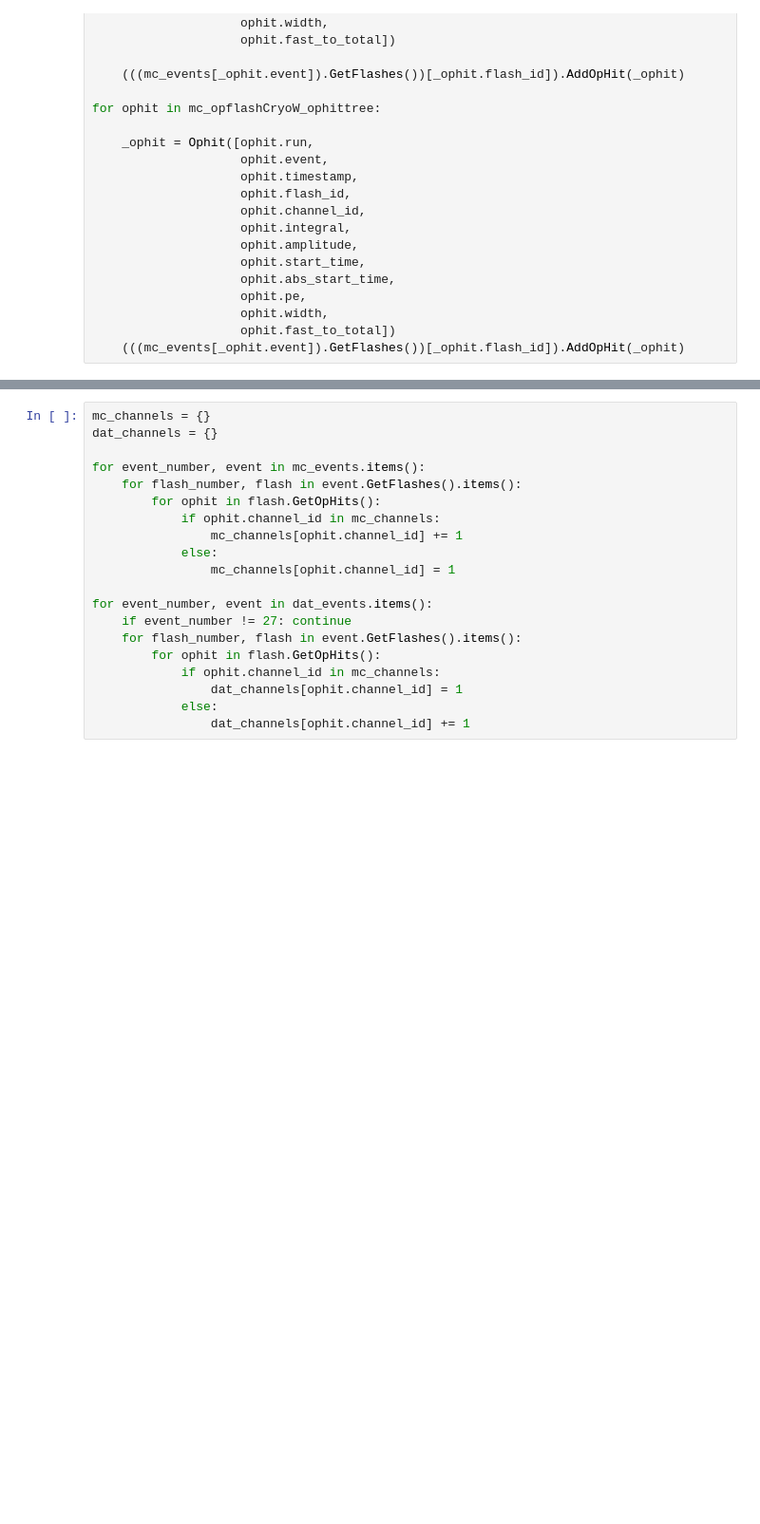
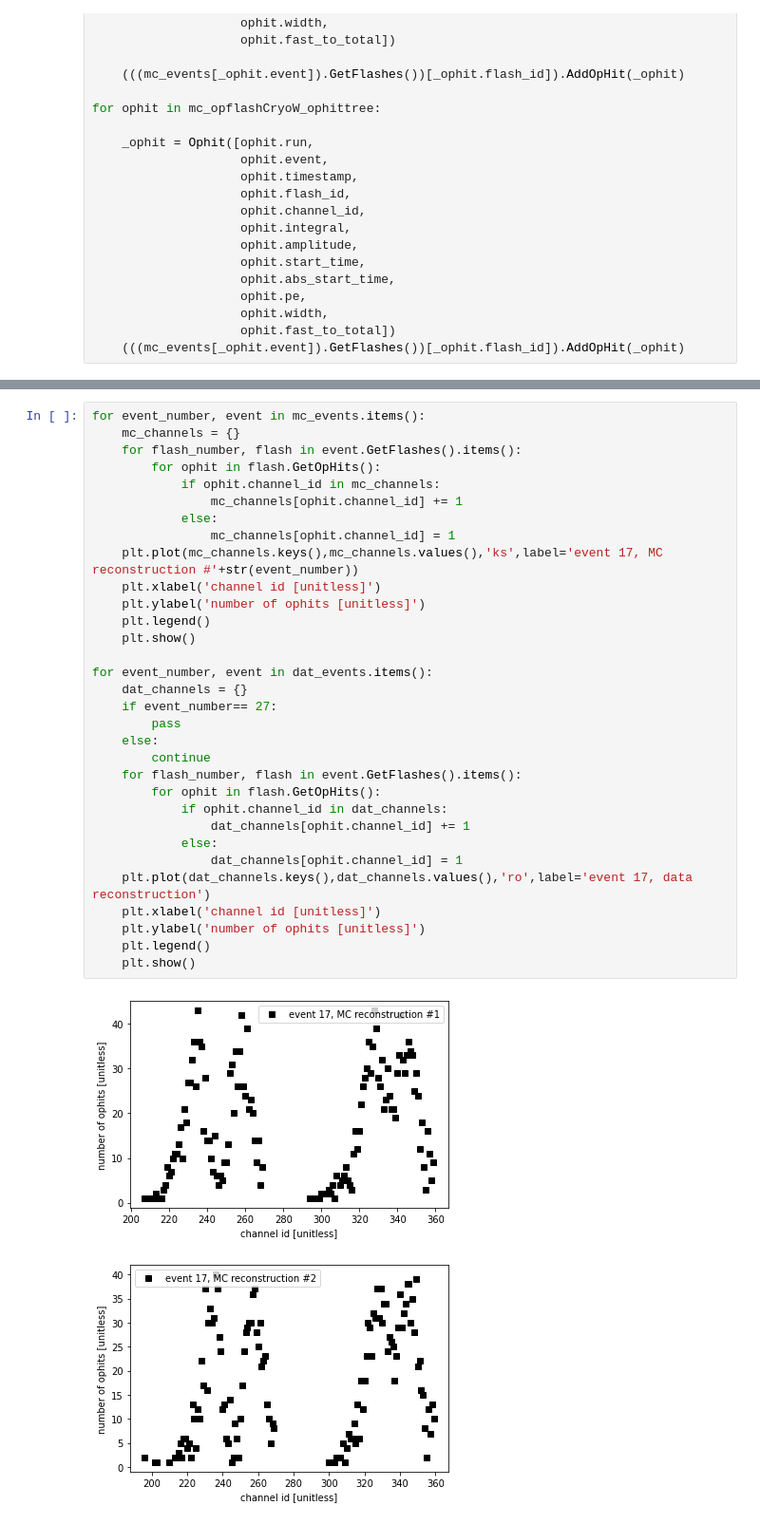
Before and after one commit to nbs25/pmt_analyses, a Jupyter notebook: read_file.ipynb, the cells around one changed output, grey strips where cells are left out. Shown: that part at 95% size. Drawn from its saved outputs; the diff is of its cells as text; blank space fills up the shorter version.

Commit message:
Fixed data vs mc problem, but did not do planned modularization.

```diff
--- a/read_file.ipynb
+++ b/read_file.ipynb
@@ -214,22 +218,37 @@ for ophit in dat_opflashCryoW_ophittree:
                     ophit.fast_to_total])
     (((dat_events[_ophit.event]).GetFlashes())[_ophit.flash_id]).AddOpHit(_ophit)
 # %%
-mc_channels = {}
-dat_channels = {}
-
 for event_number, event in mc_events.items():
+    mc_channels = {}
     for flash_number, flash in event.GetFlashes().items():
         for ophit in flash.GetOpHits():
             if ophit.channel_id in mc_channels:
                 mc_channels[ophit.channel_id] += 1
             else:
                 mc_channels[ophit.channel_id] = 1
+    plt.plot(mc_channels.keys(),mc_channels.values(),'ks',label='event 17, MC reconstruction #'+str(event_number))
+    plt.xlabel('channel id [unitless]')
+    plt.ylabel('number of ophits [unitless]')
+    plt.legend()
+    plt.show()
 
 for event_number, event in dat_events.items():
-    if event_number != 27: continue
+    dat_channels = {}
+    if event_number== 27:
+        pass
+    else:
+        continue
     for flash_number, flash in event.GetFlashes().items():
         for ophit in flash.GetOpHits():
-            if ophit.channel_id in mc_channels:
+            if ophit.channel_id in dat_channels:
+                dat_channels[ophit.channel_id] += 1
+            else:
                 dat_channels[ophit.channel_id] = 1
-            else:
-                dat_channels[ophit.channel_id] += 1
+    plt.plot(dat_channels.keys(),dat_channels.values(),'ro',label='event 17, data reconstruction')
+    plt.xlabel('channel id [unitless]')
+    plt.ylabel('number of ophits [unitless]')
+    plt.legend()
+    plt.show()
+# %% [output]
+[figure, added]
+[figure, added]
```
Also changed, not shown: parts of 3 cells of this notebook, 1 other file.
